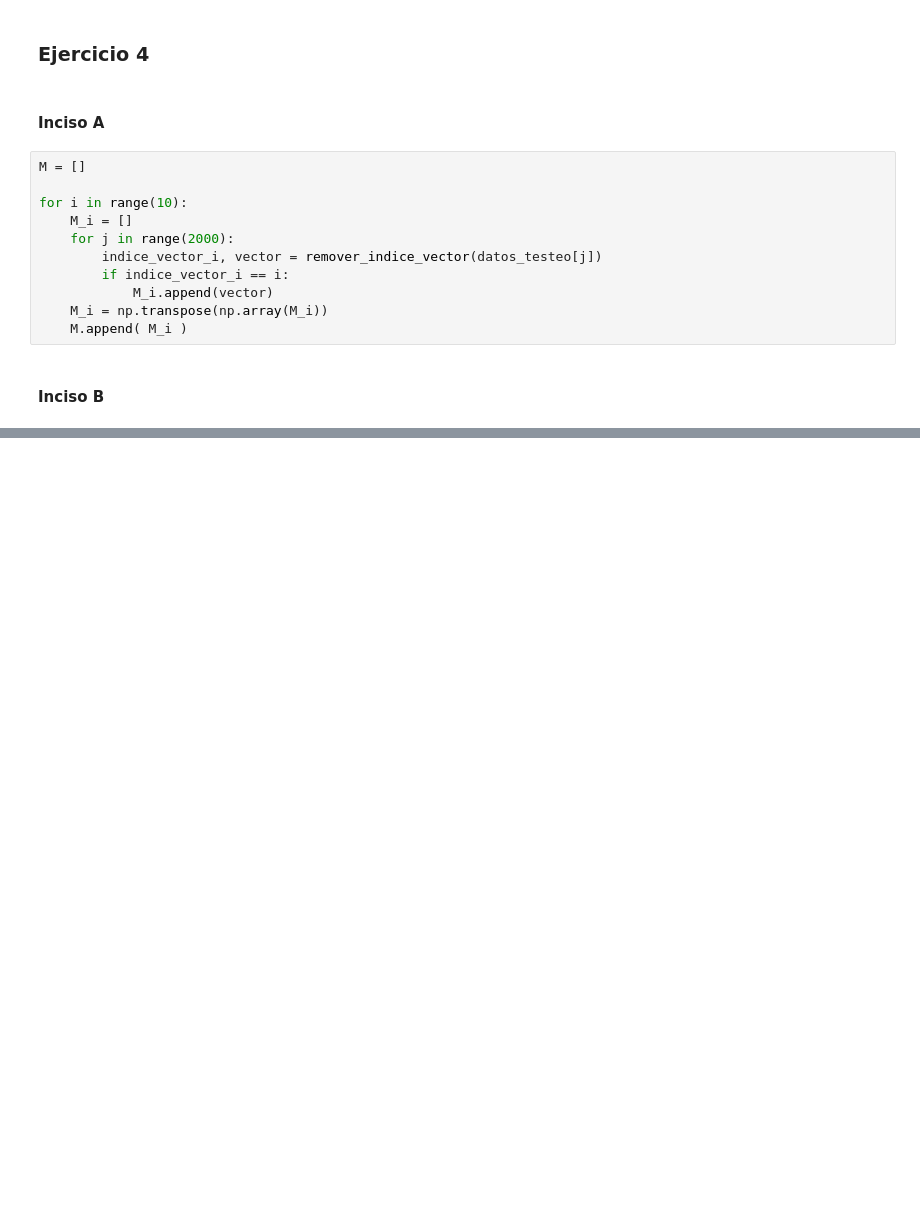
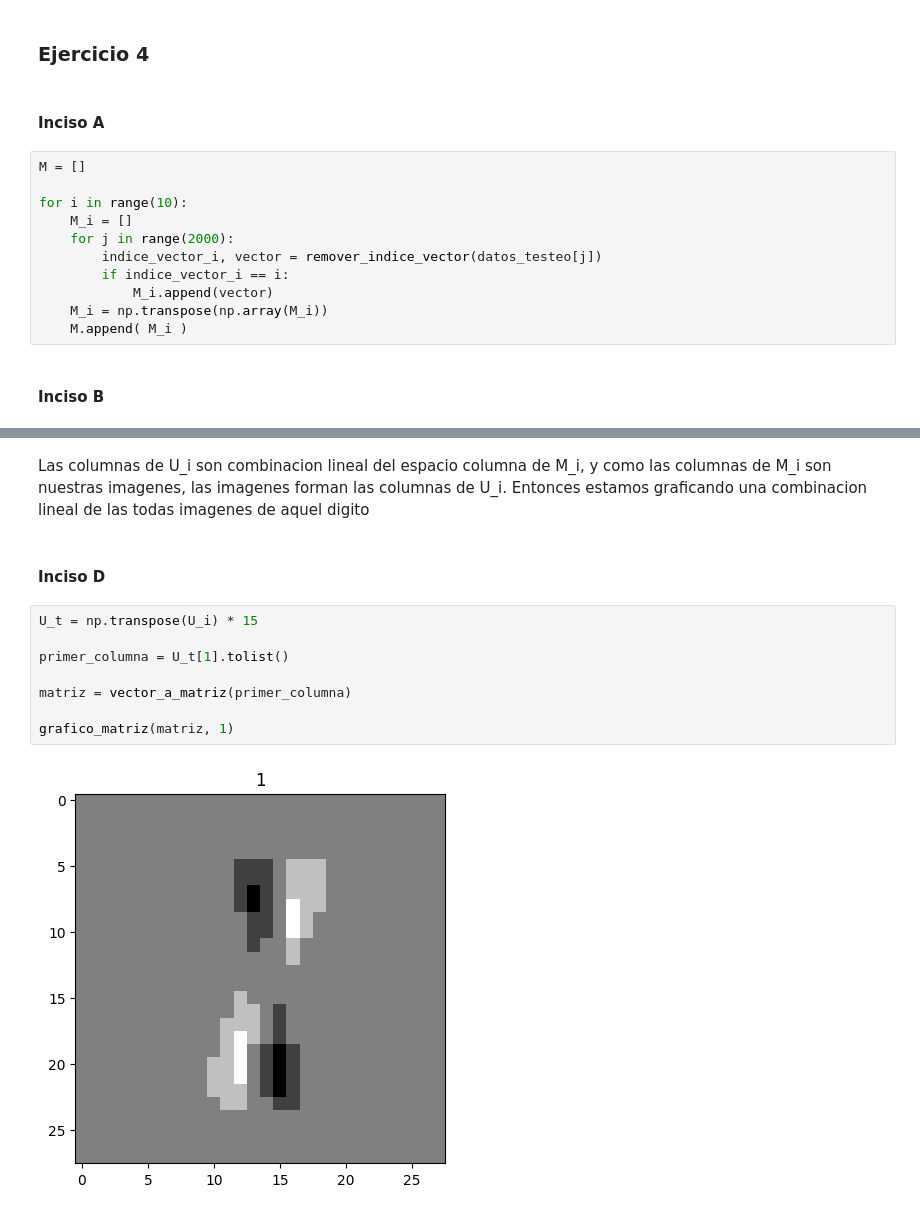
Before and after one commit to arielbakal/AlgebraLinealComputacional_UBA_FCEN, a Jupyter notebook: TP2/TP2.ipynb, the cells around one changed output, grey strips where cells are left out. Drawn from its saved outputs; the diff is of its cells as text; blank space fills up the shorter version.

```diff
--- a/TP2/TP2.ipynb
+++ b/TP2/TP2.ipynb
@@ -341,0 +343,14 @@ KeyboardInterrupt:
+# %% [markdown]
+Las columnas de U_i son combinacion lineal del espacio columna de M_i, y como las columnas de M_i son nuestras imagenes, las imagenes forman las columnas de U_i. Entonces estamos graficando una combinacion lineal de las todas imagenes de aquel digito
+# %% [markdown]
+#### Inciso D
+# %%
+U_t = np.transpose(U_i) * 15
+
+primer_columna = U_t[1].tolist()
+
+matriz = vector_a_matriz(primer_columna)
+
+grafico_matriz(matriz, 1)
+# %% [output]
+[figure, added]
```
Also changed, not shown: parts of 8 cells of this notebook.
